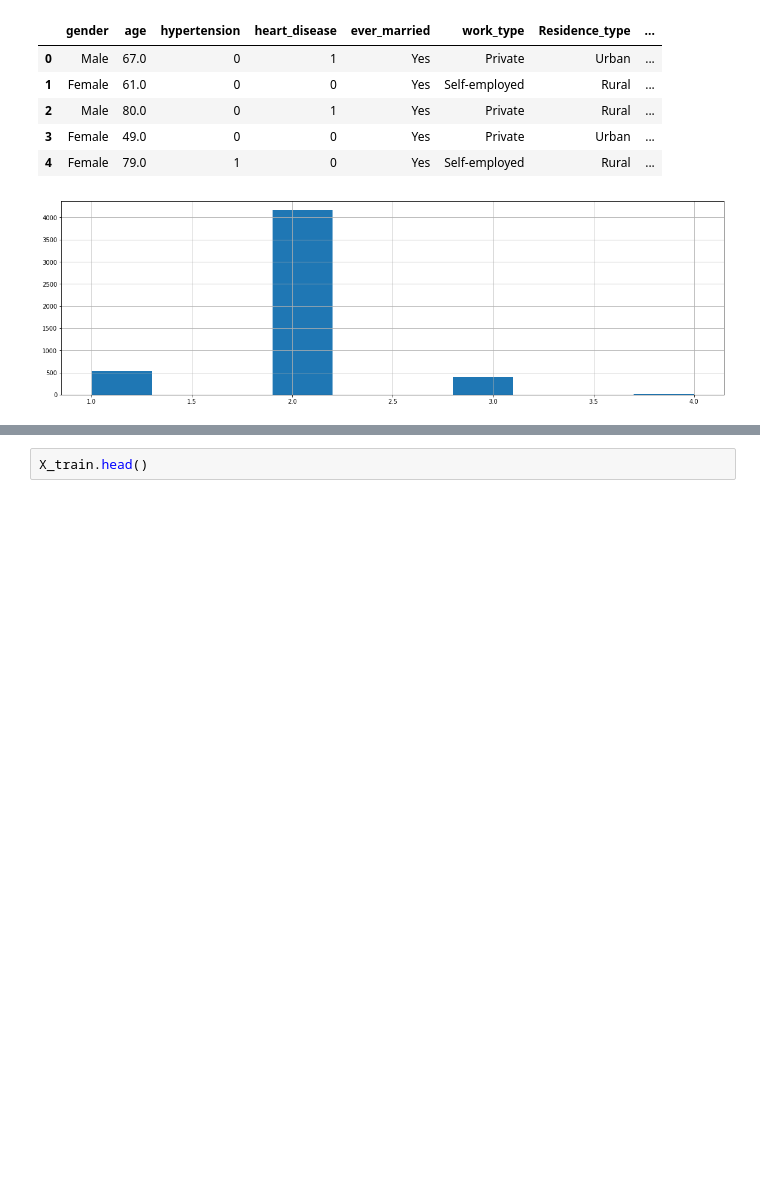
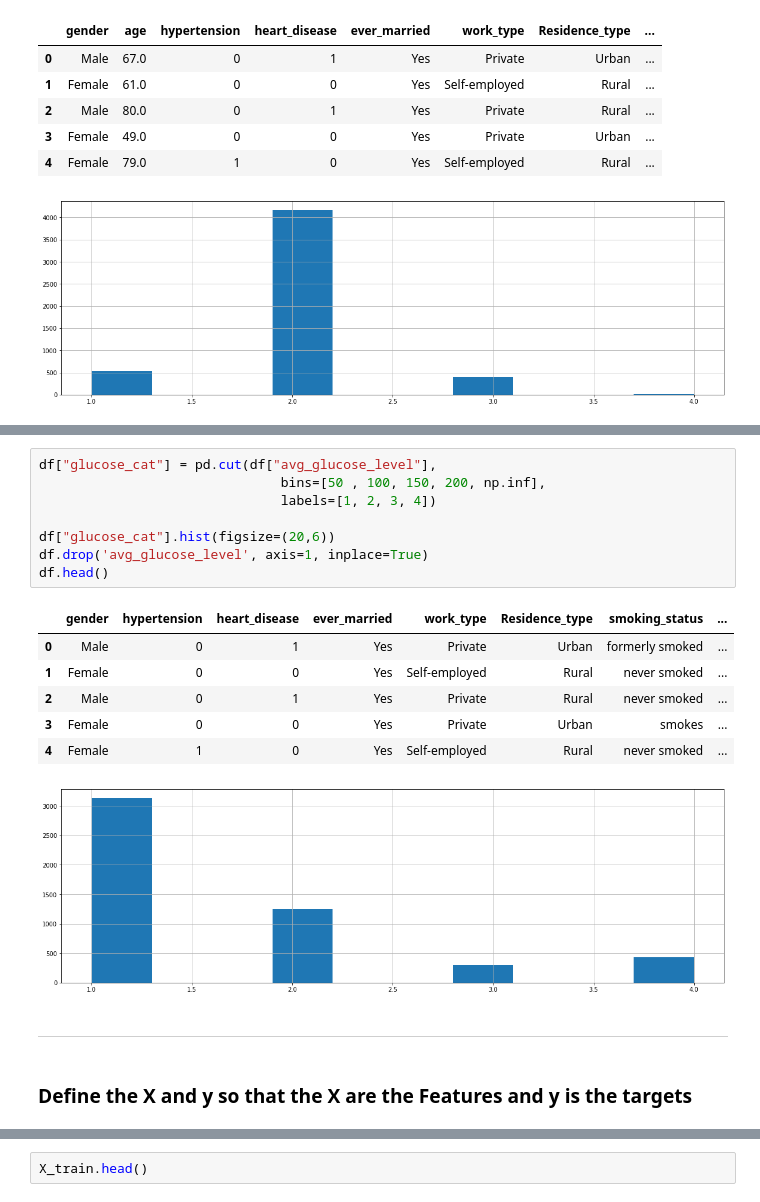
Before and after one commit to Rehan-Javed/ml_projects, a Jupyter notebook: analysis/stroke_analysis.ipynb, the cells around one changed output, grey strips where cells are left out. Cells and saved outputs as stored; diff of their text form; blank space fills up the shorter version.

```diff
--- a/analysis/stroke_analysis.ipynb
+++ b/analysis/stroke_analysis.ipynb
@@ -307,0 +173,20 @@ len(z_train),len(z_test)
+# %%
+df["glucose_cat"] = pd.cut(df["avg_glucose_level"],
+                               bins=[50 , 100, 150, 200, np.inf],
+                               labels=[1, 2, 3, 4])
+
+df["glucose_cat"].hist(figsize=(20,6))
+df.drop('avg_glucose_level', axis=1, inplace=True)
+df.head()
+# %% [output]
+|  | gender | hypertension | heart_disease | ever_married | work_type | Residence_type | smoking_status | ... |
+| 0 | Male | 0 | 1 | Yes | Private | Urban | formerly smoked | ... |
+| 1 | Female | 0 | 0 | Yes | Self-employed | Rural | never smoked | ... |
+| 2 | Male | 0 | 1 | Yes | Private | Rural | never smoked | ... |
+| 3 | Female | 0 | 0 | Yes | Private | Urban | smokes | ... |
+| 4 | Female | 1 | 0 | Yes | Self-employed | Rural | never smoked | ... |
+[figure, added]
+# %% [markdown]
+---
+# %% [markdown]
+### Define the X and y so that the X are the Features and y is the targets
```
Also changed, not shown: parts of 111 cells of this notebook.
